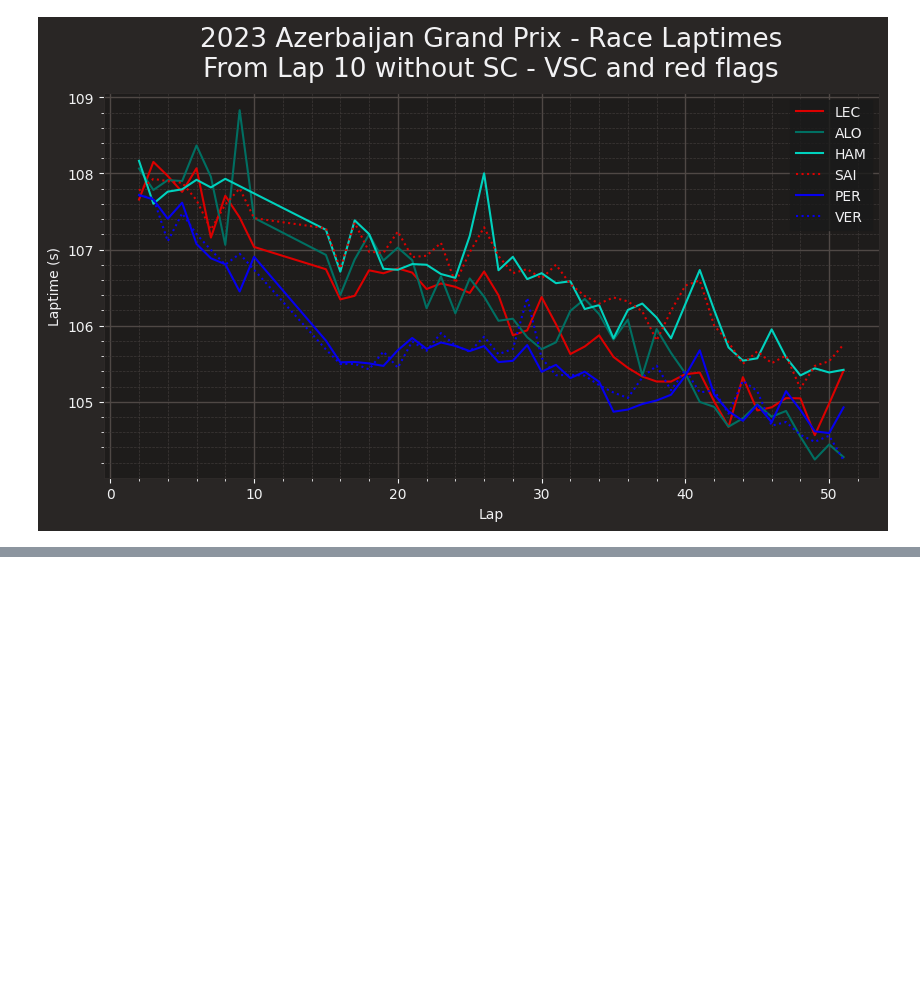
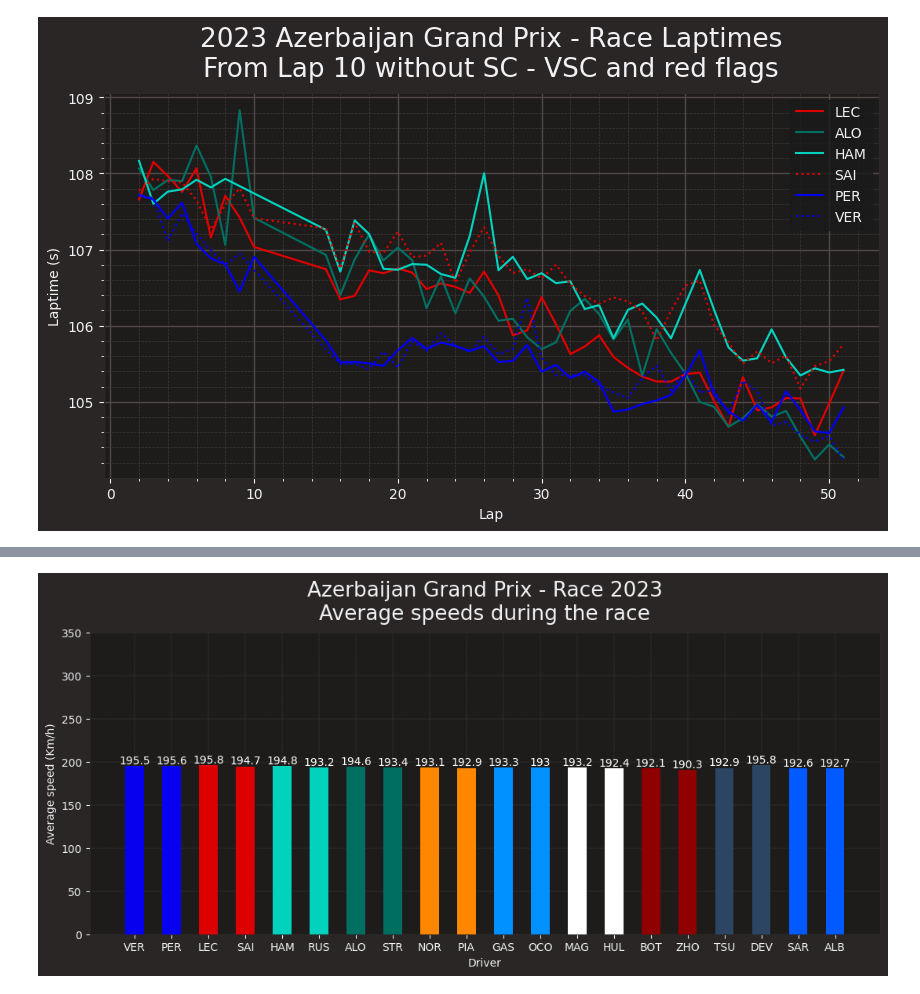
Before and after one commit to Rick8998/Baku2023F1, a Jupyter notebook: SessionsAnalysis/race.ipynb, the cells around one changed output, grey strips where cells are left out. Drawn from its saved outputs; the diff is of its cells as text; code cells hidden in the pictures; blank space fills up the shorter version.

```diff
--- a/SessionsAnalysis/race.ipynb
+++ b/SessionsAnalysis/race.ipynb
@@ -130,0 +133,38 @@ plt.show()
+# %%
+drivers = pd.unique(fp.laps['Driver'])
+#elimino i tempi in cui i piloti erano in giro in o out
+fp_laps = fp_laps.loc[(fp_laps['PitOutTime'].isnull() & fp_laps['PitInTime'].isnull() & fp_laps['IsAccurate'] == True)]
+
+#creo un dizionario con le velocità medie
+mean_speed_dict = dict.fromkeys(drivers)
+for driver in drivers:
+        mean_speed = np.mean(fp_laps.pick_driver(driver).get_car_data()["Speed"]) #mean speed
+        #mean_speed = sum(fp_laps.pick_driver(driver).pick_fastest().get_car_data()["Speed"]) / len(fp_laps.pick_driver(driver).pick_fastest().get_car_data()["Speed"])
+        mean_speed_dict[driver] = float("{:.1f}".format(mean_speed))#(mean_speed)
+
+team_color_drvrs = ['VER', 'PER', 'LEC', 'SAI', 'HAM', 'RUS', 'ALO', 'STR', 'NOR', 'PIA', 'GAS', 'OCO', 'MAG', 'HUL', 'BOT', 'ZHO', 'TSU', 'DEV', 'SAR', 'ALB']
+team_colors = [ff1.plotting.team_color('RedBull'),ff1.plotting.team_color('RedBull'),
+               ff1.plotting.team_color('Ferrari'), ff1.plotting.team_color('Ferrari'),
+               ff1.plotting.team_color('Mercedes'), ff1.plotting.team_color('Mercedes'),
+               ff1.plotting.team_color('Aston Martin'), ff1.plotting.team_color('Aston Martin'),
+               ff1.plotting.team_color('McLaren'), ff1.plotting.team_color('McLaren'),
+               ff1.plotting.team_color('Alpine'), ff1.plotting.team_color('Alpine'),
+               ff1.plotting.team_color('Haas'), ff1.plotting.team_color('Haas'),
+               ff1.plotting.team_color('Alfa Romeo'), ff1.plotting.team_color('Alfa Romeo'),
+               ff1.plotting.team_color('Alpha Tauri'), ff1.plotting.team_color('Alpha Tauri'),
+               ff1.plotting.team_color('Williams'), ff1.plotting.team_color('Williams'),]
+
+mean_speed_dict_ordered = OrderedDict((k, mean_speed_dict[k]) for k in team_color_drvrs)
+mean_speed_dict_ordered = dict(mean_speed_dict_ordered)
+
+ff1.plotting.setup_mpl()
+plt.figure(figsize=(13, 5))
+plt.bar_label(plt.bar(list(mean_speed_dict_ordered.keys()), list(mean_speed_dict_ordered.values()), color = team_colors, width=0.5), fontsize = 10, color = 'white')
+plt.title(f"{fp.event.EventName} - {fp.name} {fp.event.year}\nAverage speeds during the race")
+plt.xlabel("Driver")
+ax = plt.gca()
+plt.ylabel("Average speed (Km/h)")
+plt.yticks(range(0, 400, 50))
+plt.grid(color = 'grey', linestyle = ':', linewidth = 0.3)
+# %% [output]
+[figure, added]
```
Also changed, not shown: parts of 2 cells of this notebook, 2 other files.
